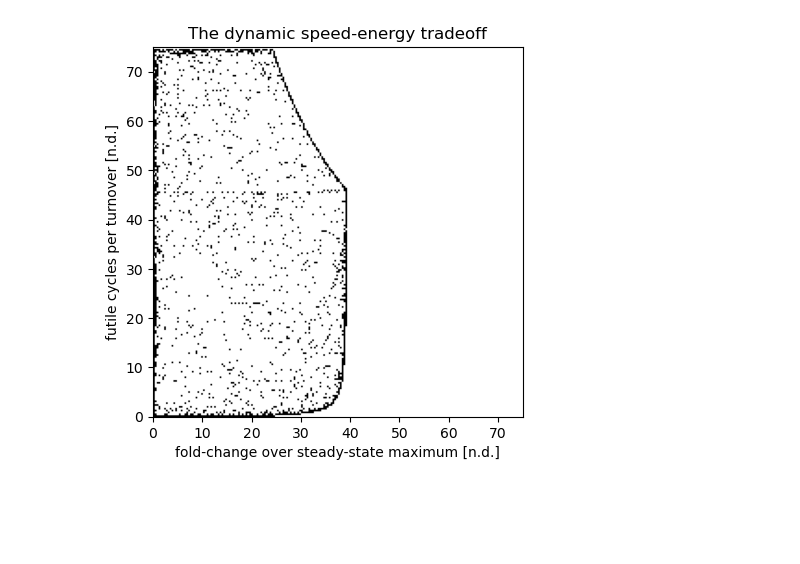
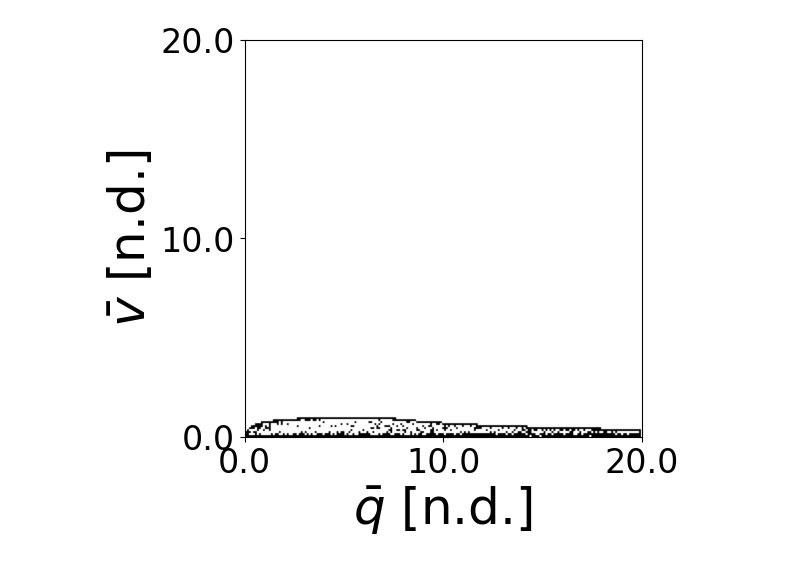
Before and after one commit to romamarketsandwich/diagram_dynamic_metabolism_v2, a Jupyter notebook: workflow/logs/run_fig2d_plot_parameter_sweep.ipynb, the cells around one changed output. Cells and saved outputs as stored; diff of their text form; code cells hidden in the pictures; blank space fills up the shorter version.

```diff
--- a/workflow/logs/run_fig2d_plot_parameter_sweep.ipynb
+++ b/workflow/logs/run_fig2d_plot_parameter_sweep.ipynb
@@ -5,16 +5,22 @@ import sys;sys.path.extend(['/home/wamesjang/anaconda3/envs/dynamic_metabolism/l
 # %%
 # start coding here
 import matplotlib.pyplot as plt
 import pickle as pkl
+import numpy as np
 plt.rcParams['text.usetex'] = False
+plt.subplots(figsize=(6,6))
 with open(snakemake.input[0], 'rb') as handle:
     BE = pickle.load(handle)
-plt.imshow(BE,origin='lower',extent=[1e-11,75,1e-11,75],cmap=plt.cm.Greys)
-plt.title('The dynamic speed-energy tradeoff')
-plt.ylabel(r'futile cycles per turnover [n.d.]')
+plt.imshow(BE.T,origin='lower',extent=[1e-11,200,1e-11,200],cmap=plt.cm.Greys)
+# plt.title('The dynamic speed-energy tradeoff')
+# plt.ylabel(r'energy efficiency $\eta$ [n.d.]')
+plt.xlabel(r'$\bar{q}$ [n.d.]', fontdict={'size': 36})
 
-plt.xlabel(r'fold-change over steady-state maximum [n.d.]')
+plt.ylabel(r'$\bar{v}$ [n.d.]', fontdict={'size': 36})
+plt.xticks(np.round(np.linspace(0,200, 3), 0), np.round(np.linspace(0,20,3), 0), fontdict={'size': 24})
+plt.yticks(np.round(np.linspace(0,200, 3), 0), np.round(np.linspace(0,20,3), 0), fontdict={'size': 24})
+plt.tight_layout()
 plt.savefig(snakemake.output[0], format='svg')
 plt.show()
 # %% [output]
-[figure, old version]
+[figure, new version]
```
Also changed, not shown: parts of 2 cells of this notebook, 38 other files.
